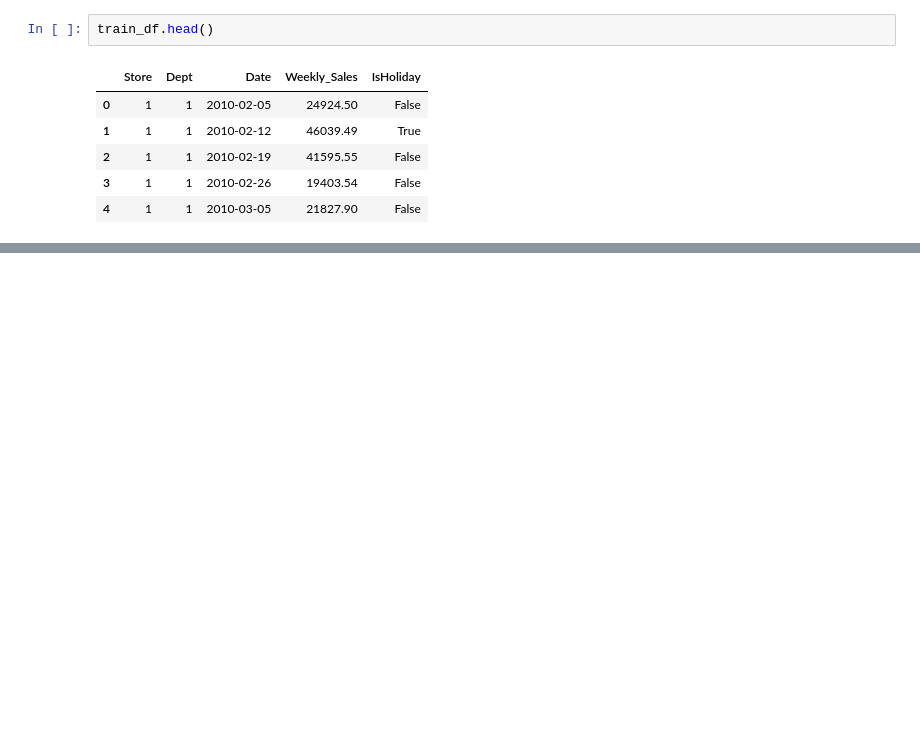
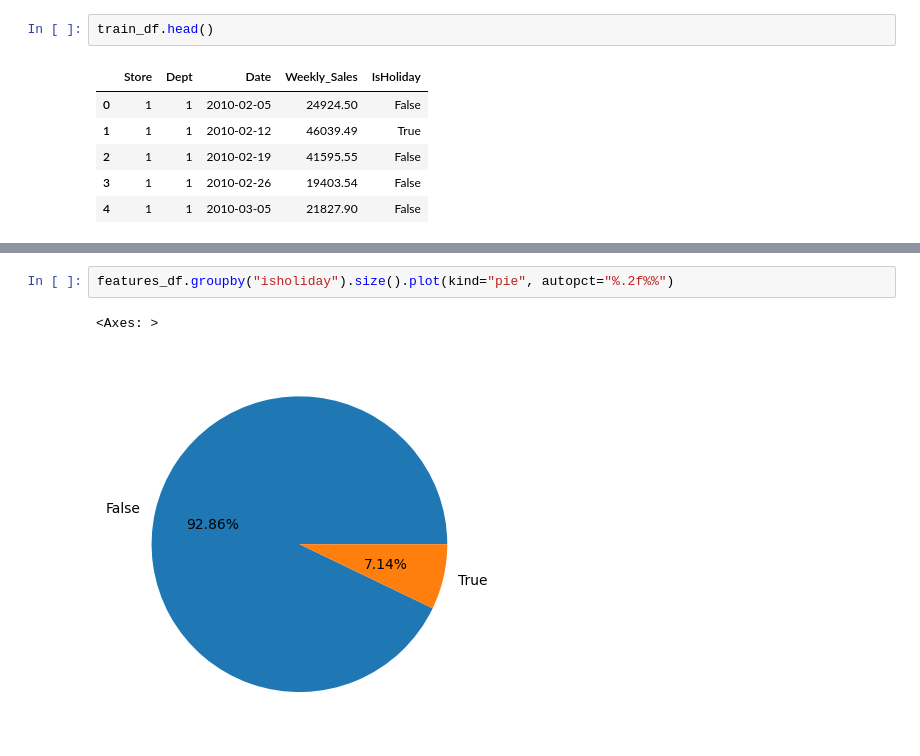
Before and after one commit to synapticsynergy/sales-forecasting-explore, a Jupyter notebook: experiments/observations/dataset_exploration.ipynb, the cells around one changed output, grey strips where cells are left out. Saved outputs shown, nothing was run; the diff lists cells and outputs as text; blank space fills up the shorter version.

```diff
--- a/experiments/observations/dataset_exploration.ipynb
+++ b/experiments/observations/dataset_exploration.ipynb
@@ -64,0 +216,5 @@ features_df.
+# %%
+features_df.groupby("isholiday").size().plot(kind="pie", autopct="%.2f%%")
+# %% [output]
+<Axes: >
+[figure, added]
```
Also changed, not shown: parts of 17 cells of this notebook.
